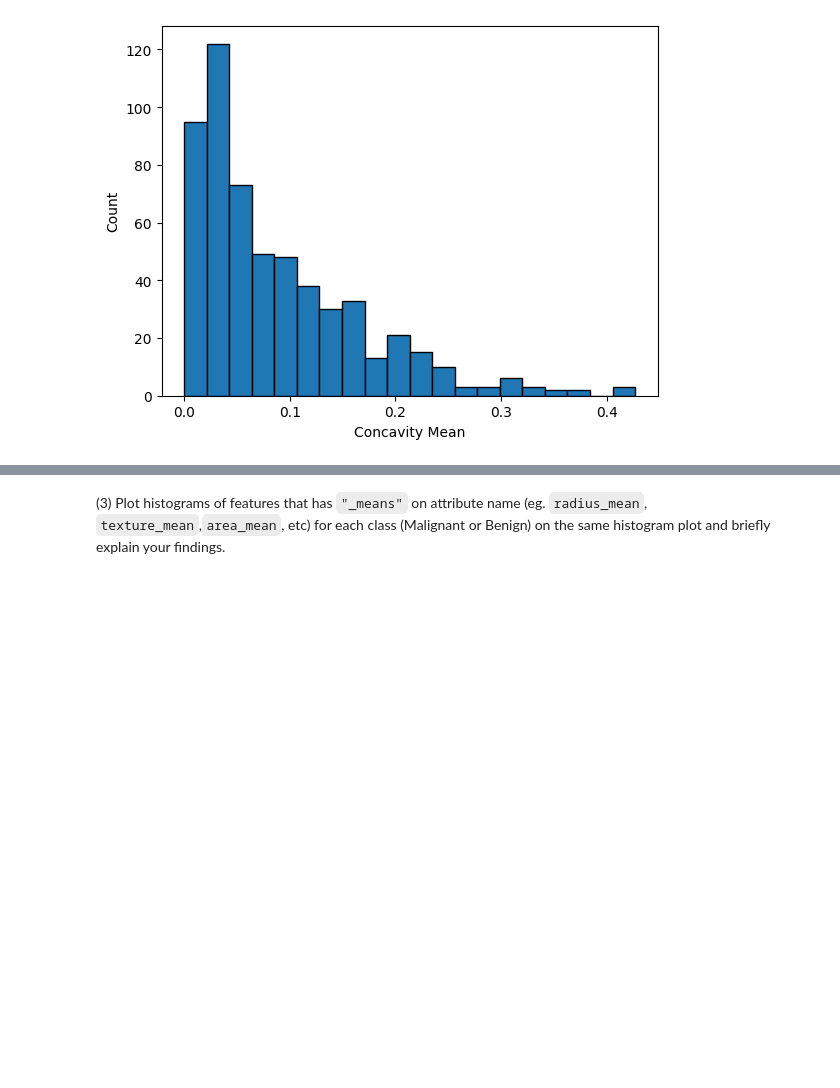
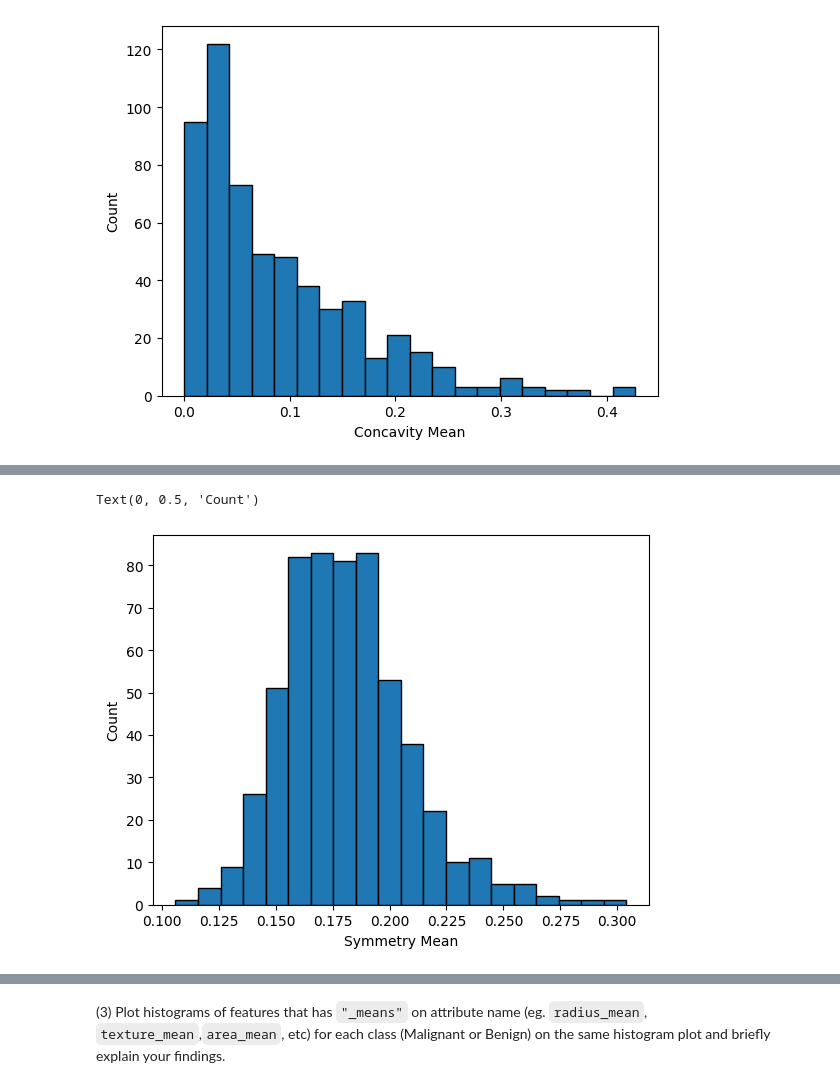
Before and after one commit to GriffinJack/DS8007, a Jupyter notebook: HomeWork_1.ipynb, the cells around one changed output, grey strips where cells are left out. Saved outputs shown, nothing was run; the diff lists cells and outputs as text; code cells hidden in the pictures; blank space fills up the shorter version.

```diff
--- a/HomeWork_1.ipynb
+++ b/HomeWork_1.ipynb
@@ -252,0 +253,7 @@ plt.show()
+# %%
+plt.hist(data['symmetry_mean'], bins = 20, edgecolor = "black")
+plt.xlabel("Symmetry Mean")
+plt.ylabel("Count")
+# %% [output]
+Text(0, 0.5, 'Count')
+[figure, added]
```
Also changed, not shown: parts of 24 cells of this notebook.
